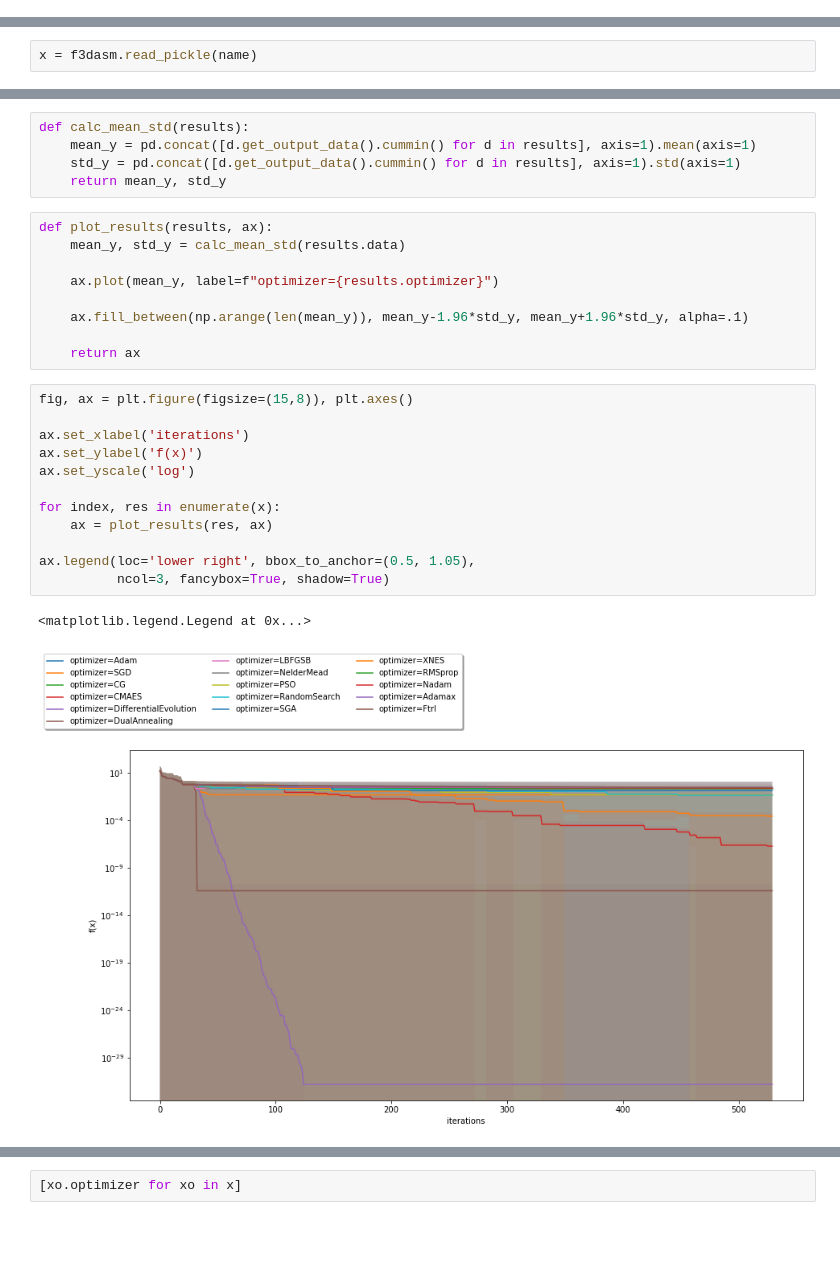
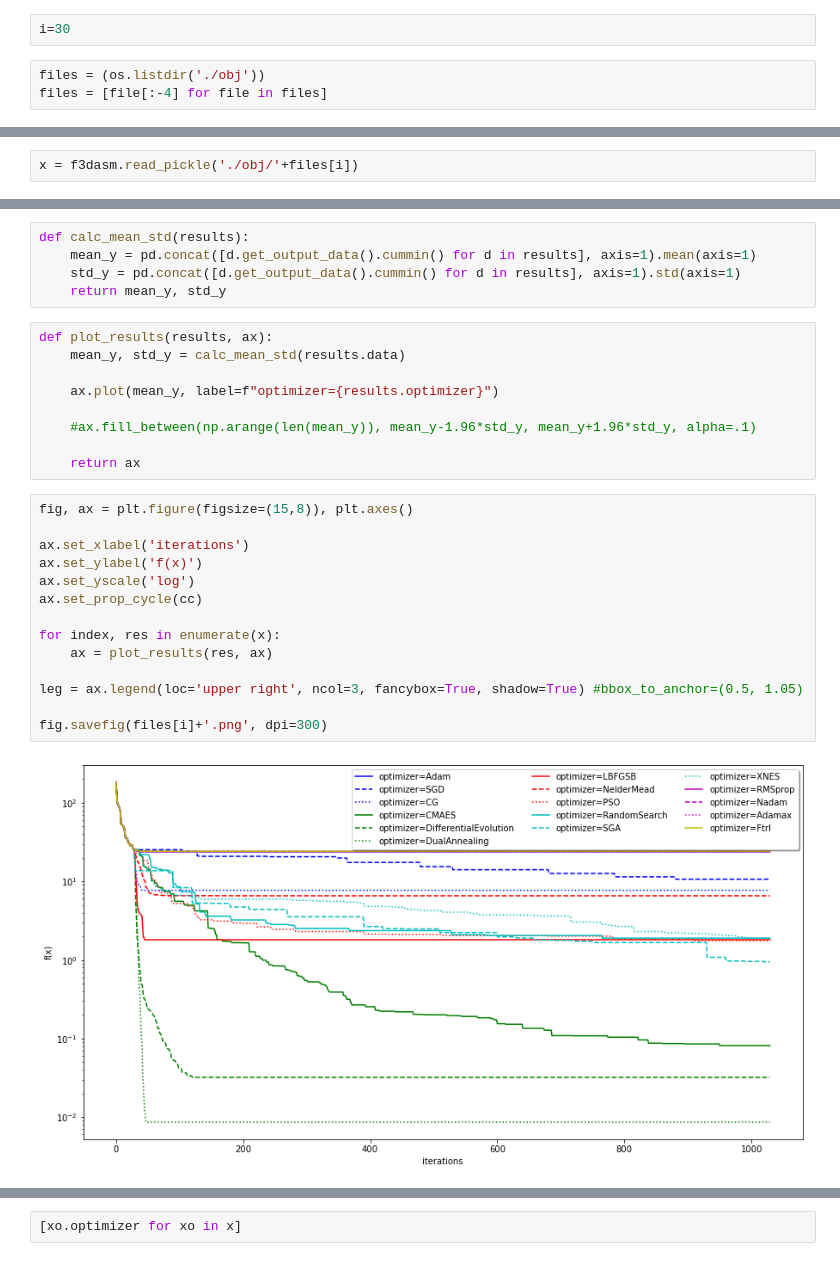
Before and after one commit to bessagroup/f3dasm, a Jupyter notebook: notebooks/pickleload.ipynb, the cells around one changed output, grey strips where cells are left out. Saved outputs shown, nothing was run; the diff lists cells and outputs as text; blank space fills up the shorter version.

```diff
--- a/notebooks/pickleload.ipynb
+++ b/notebooks/pickleload.ipynb
@@ -10,0 +14,5 @@ name = "0006"
+# %%
+i=30
+# %%
+files = (os.listdir('./obj'))
+files = [file[:-4] for file in files]
@@ -11,5 +23,5 @@ name = "0006"
 # %%
-x = f3dasm.read_pickle(name)
+x = f3dasm.read_pickle('./obj/'+files[i])
 # %%
 [xo.seeds for xo in x]
 # %% [output]
@@ -40,21 +52,22 @@ def plot_results(results, ax):
 
     ax.plot(mean_y, label=f"optimizer={results.optimizer}")
 
-    ax.fill_between(np.arange(len(mean_y)), mean_y-1.96*std_y, mean_y+1.96*std_y, alpha=.1)
+    #ax.fill_between(np.arange(len(mean_y)), mean_y-1.96*std_y, mean_y+1.96*std_y, alpha=.1)
 
     return ax
 # %%
 fig, ax = plt.figure(figsize=(15,8)), plt.axes()
 
 ax.set_xlabel('iterations')
 ax.set_ylabel('f(x)')
 ax.set_yscale('log')
+ax.set_prop_cycle(cc)
 
 for index, res in enumerate(x):
     ax = plot_results(res, ax)
 
-ax.legend(loc='lower right', bbox_to_anchor=(0.5, 1.05),
-          ncol=3, fancybox=True, shadow=True)
+leg = ax.legend(loc='upper right', ncol=3, fancybox=True, shadow=True) #bbox_to_anchor=(0.5, 1.05)
+
+fig.savefig(files[i]+'.png', dpi=300)
 # %% [output]
-<matplotlib.legend.Legend at 0x...>
-[figure, old version]
+[figure, new version]
```
Also changed, not shown: parts of 9 cells of this notebook, 5 other files.
